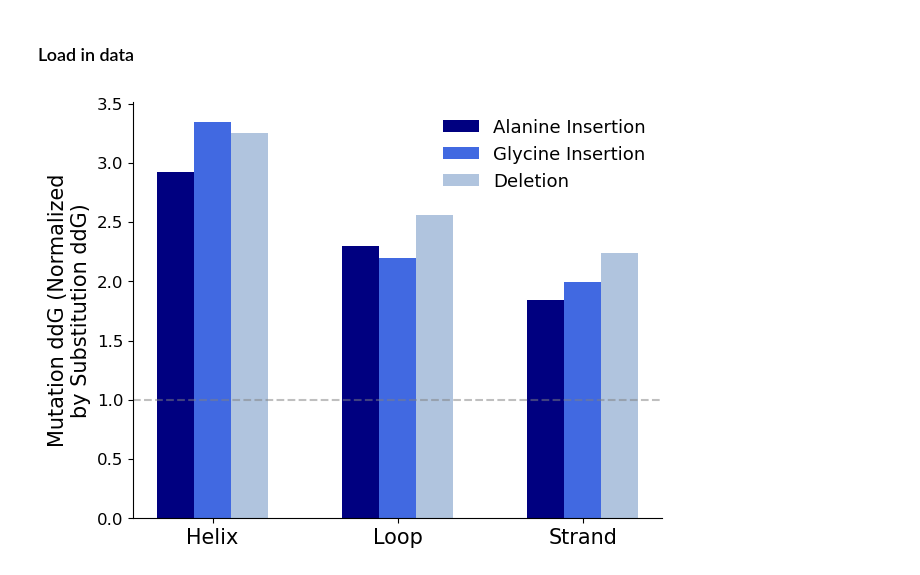
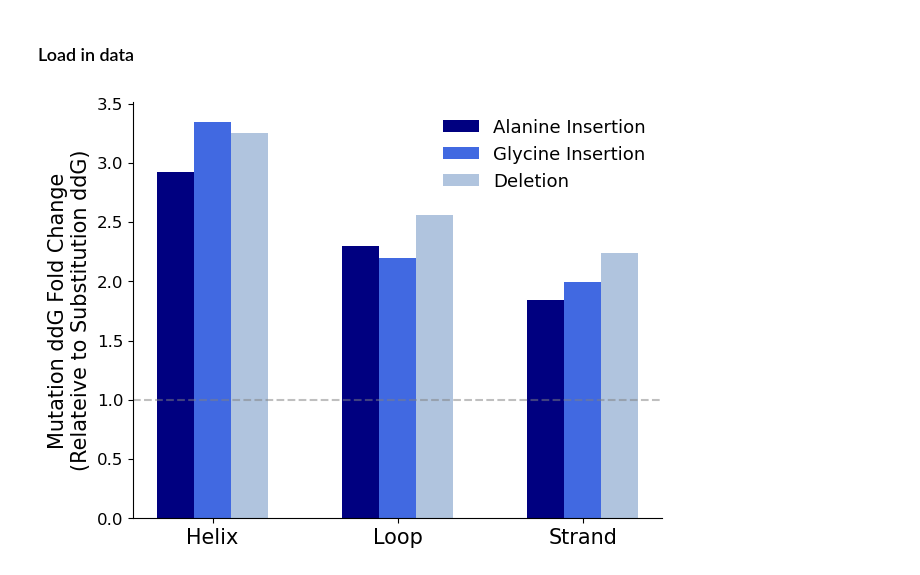
Before and after one commit to ntranoslab/diff-tol, a Jupyter notebook: code/fig3.ipynb, the cells around one changed output. Cells and saved outputs as stored; diff of their text form; code cells hidden in the pictures.

```diff
--- a/code/fig3.ipynb
+++ b/code/fig3.ipynb
@@ -169,3 +145,6 @@ all_w2g_llr = pd.concat(all_w2g_llr)
+# %%
+all_w2g_llr = pd.read_csv("../data/all_w2g_llr.csv.gz")
+all_helix_llr = pd.read_csv("../data/all_helix_llr.csv.gz")
 # %%
 w2g_helix = all_w2g_llr.merge(all_helix_llr[["variant", "prot"]], on=["variant", "prot"])
 # %% [markdown]
@@ -284,12 +263,12 @@ def grouped_bar_plot(categories: list, values_list:list, group_labels: list=None
     plt.tight_layout()
 # %%
 grouped_bar_plot([dssp_struct[x] for x in list(struct_ddg.keys())], list(np.array(list(struct_ddg.values())).T),
-                ["Alanine Insertion", "Glycine Insertion", "Deletion"], ylab="Mutation ddG (Normalized\nby Substitution ddG)",
+                ["Alanine Insertion", "Glycine Insertion", "Deletion"], ylab="Mutation ddG Fold Change\n(Relateive to Substitution ddG)",
                 colors=["navy", "royalblue", "lightsteelblue"], lfs=13)
 plt.axhline(1, color="grey", ls="--", alpha=0.5)
 plt.gca().spines['top'].set_visible(False)
 plt.gca().spines['right'].set_visible(False)
 plt.yticks(size=12)
 plt.show()
 # %% [output]
-[figure, old version]
+[figure, new version]
```
Also changed, not shown: parts of 3 cells of this notebook, 3 other files.
